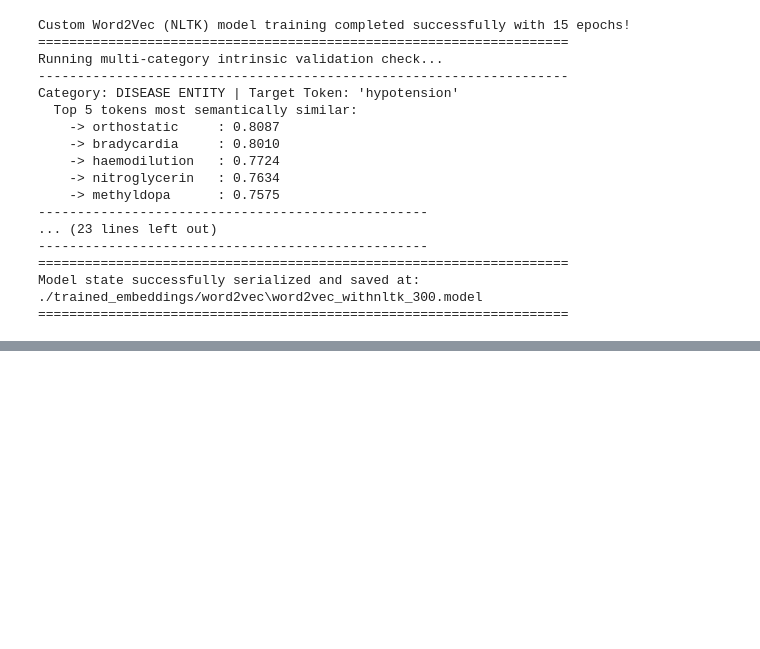
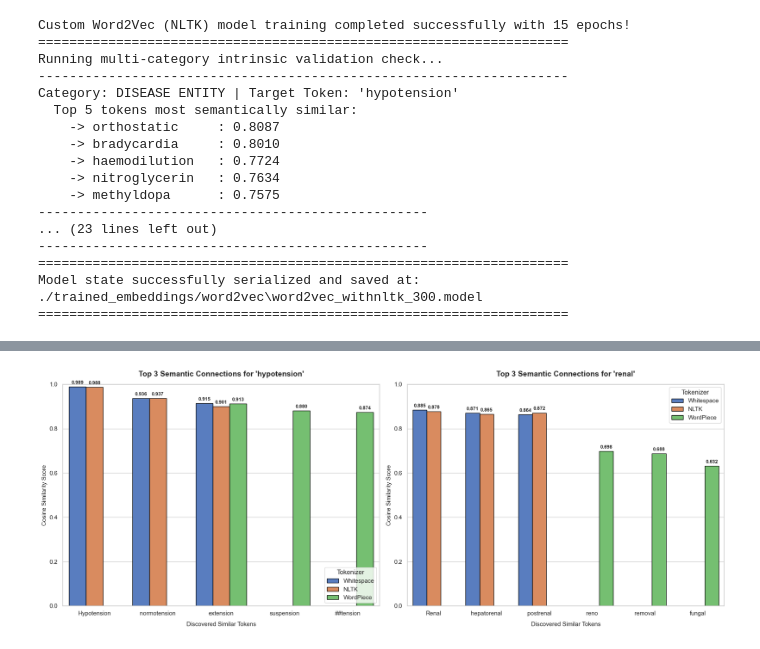
Before and after one commit to Ravindu-Sampath-Weerakoon/Tokenization_and_Embedding_Methods_on_an_NER_Pipeline, a Jupyter notebook: Tokenization_and_Embedding_Methods_on_an_NER_Pipeline.ipynb, the cells around one changed output, grey strips where cells are left out. Saved outputs shown, nothing was run; the diff lists cells and outputs as text; code cells hidden in the pictures; blank space fills up the shorter version.

```diff
--- a/Tokenization_and_Embedding_Methods_on_an_NER_Pipeline.ipynb
+++ b/Tokenization_and_Embedding_Methods_on_an_NER_Pipeline.ipynb
@@ -950,0 +1037,95 @@ Model state successfully serialized and saved at: ./trained_embeddings/word2vec\
+# %%
+import os
+import pickle
+import matplotlib.pyplot as plt
+import seaborn as sns
+import pandas as pd
+from gensim.models import FastText
+
+# Define directory and models to load
+model_base_dir = "./trained_embeddings/fasttext"
+fasttext_models = {
+    "Whitespace": "fasttext_withwhitespace_300.model",
+    "NLTK": "fasttext_withnltk_300.model",
+    "WordPiece": "fasttext_withwordpiece_300.model"
+}
+
+# Target tokens we want to extract and compare visually
+visual_test_tokens = ["hypotension", "renal"]
+
+# Data structure to accumulate scores for pandas dataframe
+plot_data = []
+
+print("Loading trained FastText artifacts and mining similarity metrics for visualization...")
+print("====================================================================")
+
+for tokenizer_name, filename in fasttext_models.items():
+    model_path = os.path.join(model_base_dir, filename)
+
+    if not os.path.exists(model_path):
+        print(f"[Error] Model missing: {filename}")
+        continue
+
+    # Load the trained FastText model instance
+    model = FastText.load(model_path)
+
+    for query_token in visual_test_tokens:
+        try:
+            # Extract top 3 most similar tokens to keep the plot clean and readable
+            similar_tokens = model.wv.most_similar(query_token, topn=3)
+
+            for rank, (token, similarity) in enumerate(similar_tokens, 1):
+                plot_data.append({
+                    "Tokenizer": tokenizer_name,
+                    "Target Word": query_token,
+                    "Similar Token": f"{token}\n({tokenizer_name})", # Label tracking
+                    "Raw Token": token,
+                    "Cosine Similarity": similarity,
+                    "Rank": f"Rank {rank}"
+                })
+        except Exception as e:
+            print(f"Skipping visualization entry for '{query_token}' in {tokenizer_name}: {str(e)}")
+
+# Convert the harvested stats into a pandas DataFrame
+df_metrics = pd.DataFrame(plot_data)
+
+print("Metrics compiled successfully! Launching production-ready visualization...")
+print("====================================================================")
+
+# Setup plotting canvas styling using seaborn
+sns.set_theme(style="whitegrid")
+fig, axes = plt.subplots(1, 2, figsize=(18, 7), sharey=False)
+
+# Loop through our target tokens and assign them to subplots
+for idx, target_word in enumerate(visual_test_tokens):
+    # Filter dataframe for the specific query word
+    df_filtered = df_metrics[df_metrics["Target Word"] == target_word]
+
+    # Generate grouped bar chart
+    sns.barplot(
+        data=df_filtered,
+        x="Raw Token",
+        y="Cosine Similarity",
+        hue="Tokenizer",
+        ax=axes[idx],
+        palette="muted",
+        edgecolor="black"
+    )
+
+    # Customizing subplot details
+    axes[idx].set_title(f"Top 3 Semantic Connections for '{target_word}'", fontsize=14, fontweight="bold", pad=15)
+    axes[idx].set_xlabel("Discovered Similar Tokens", fontsize=11, labelpad=10)
+    axes[idx].set_ylabel("Cosine Similarity Score", fontsize=11)
+    axes[idx].set_ylim(0, 1.0) # Similarity scales up to 1.0
+
+    # Add numerical value annotations over each individual bar
+    for container in axes[idx].containers:
+        axes[idx].bar_label(container, fmt="%.3f", padding=3, fontsize=9, fontweight="bold")
+
+plt.tight_layout()
+plt.show()
+
+# Print textual summary for clear reference
+print("====================================================================")
+print("FastText Intrinsic Visual Alignment Completed Successfully!")
+# %% [output]
@@ -950,0 +1136 @@ Model state successfully serialized and saved at: ./trained_embeddings/word2vec\
+[figure, added]
```
Also changed, not shown: parts of 14 cells of this notebook, 1 other file.
